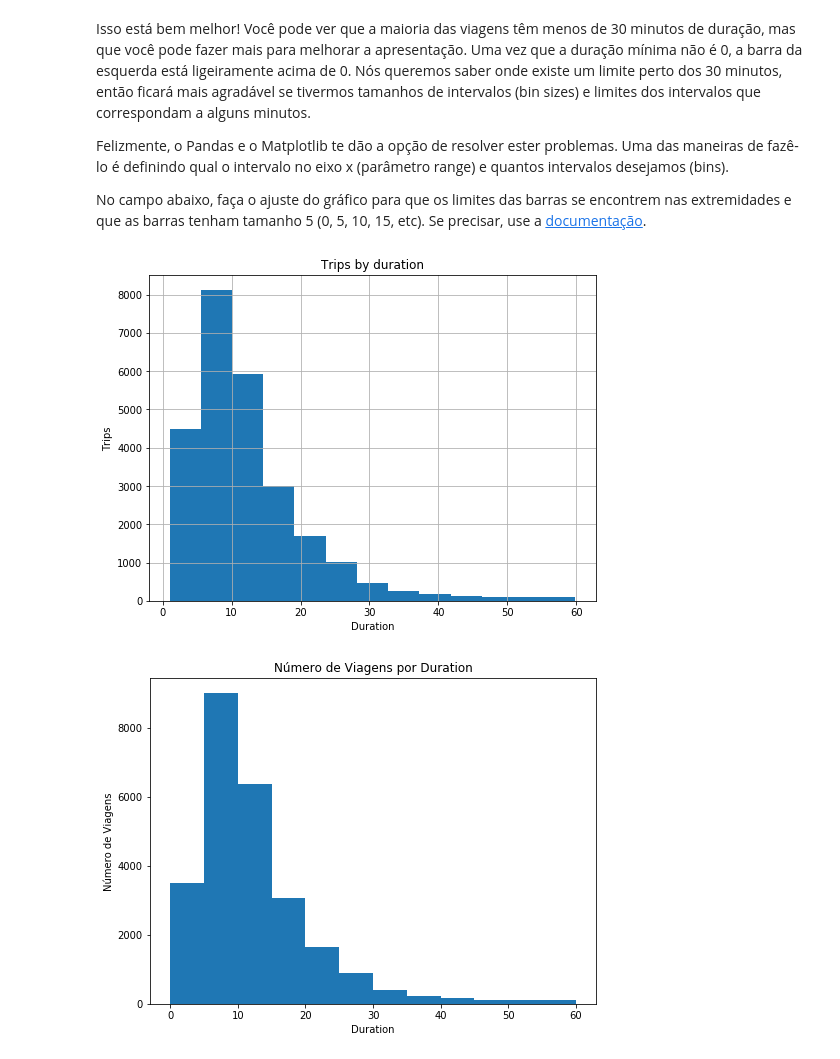
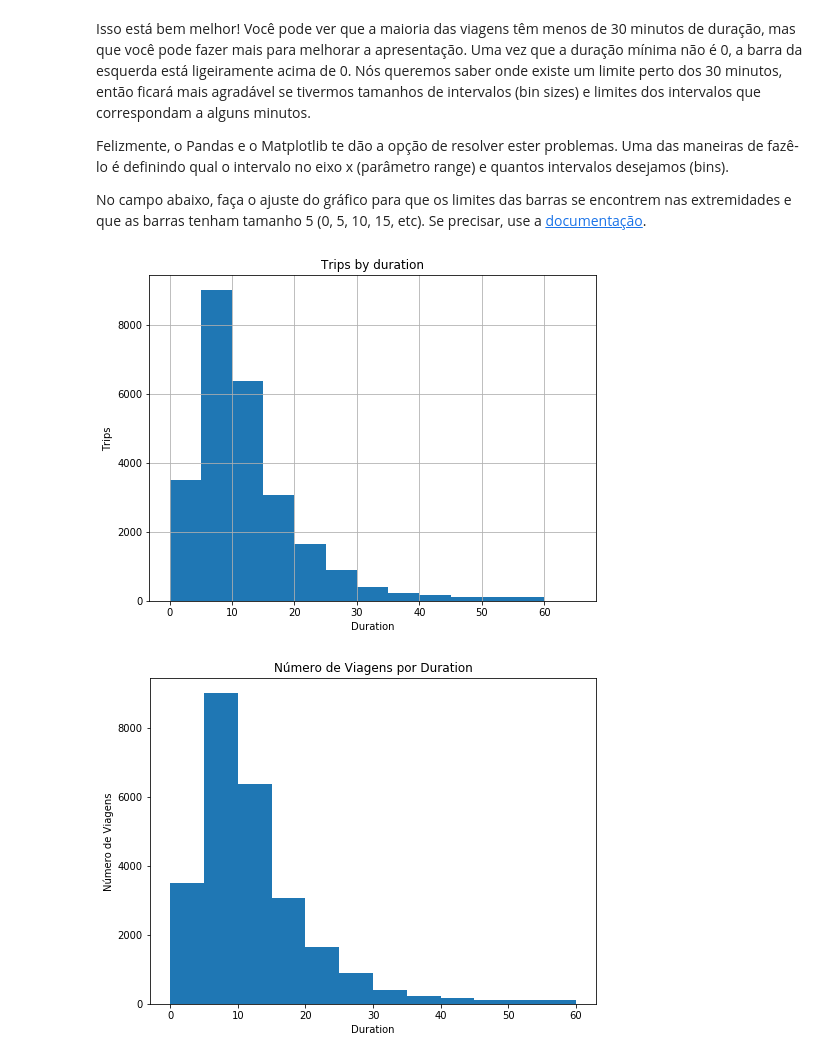
Before and after one commit to jpventura/BikeShareAnalysis, a Jupyter notebook: Analise_Bay_Area_Bike_Share-NDFDSI.ipynb, the cells around one changed output. Saved outputs shown, nothing was run; the diff lists cells and outputs as text; code cells hidden in the pictures.

```diff
--- a/Analise_Bay_Area_Bike_Share-NDFDSI.ipynb
+++ b/Analise_Bay_Area_Bike_Share-NDFDSI.ipynb
@@ -288,13 +288,11 @@ def plot_trip(trip_data):
     plt.xlabel('Duration')
     plt.show()
 
-def plot_short_trip(trip_data, bins=None):
+def plot_short_trip(trip_data):
     short_trip_data = trip_data[trip_data['duration'] < 60]
 
-    if bins:
-        short_trip_data['duration'].hist(bins=bins, figsize=(8, 6))
-    else:
-        short_trip_data['duration'].hist(figsize=(8, 6))
+    steps = range(0, 70, 5)
+    short_trip_data['duration'].hist(bins=steps, figsize=(8, 6))
 
     plt.title('Trips by duration')
     plt.ylabel('Trips')
@@ -342,9 +340,9 @@ Felizmente, o Pandas e o Matplotlib te dão a opção de resolver ester problema
 
 No campo abaixo, faça o ajuste do gráfico para que os limites das barras se encontrem nas extremidades e que as barras tenham tamanho 5 (0, 5, 10, 15, etc). Se precisar, use a [documentação](http://matplotlib.org/api/_as_gen/matplotlib.axes.Axes.hist.html#matplotlib.axes.Axes.hist).
 # %%
-plot_short_trip(trip_data, bins=13)
+plot_short_trip(trip_data)
 # %% [output]
-[figure, old version]
+[figure, new version]
 # %%
 # rode esta linha para verificar como deve ficar o seu gráfico
 usage_plot(trip_data, 'duration', ['duration < 60'], boundary = 0, bin_width = 5)
```
Also changed, not shown: parts of 4 cells of this notebook.
